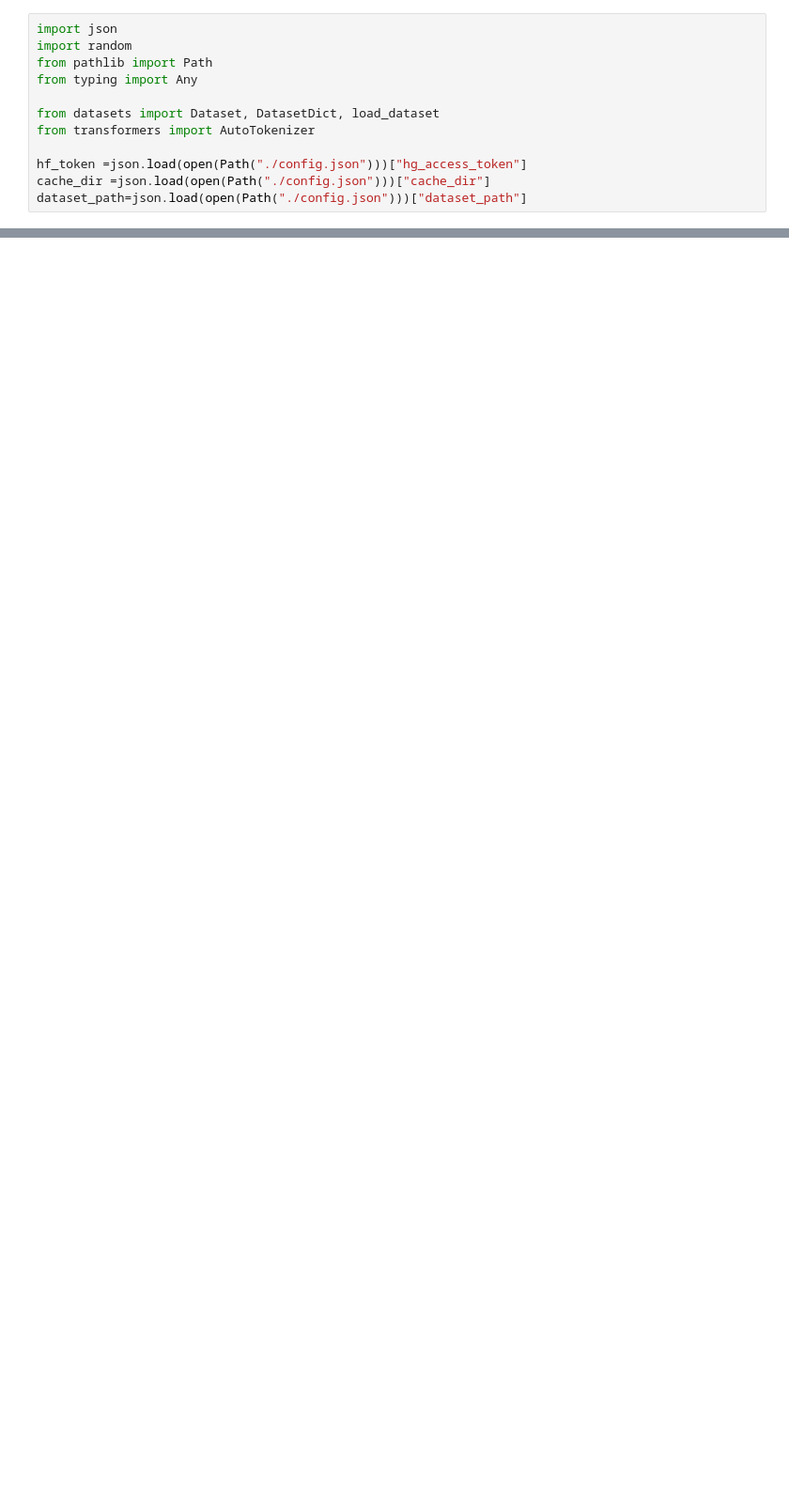
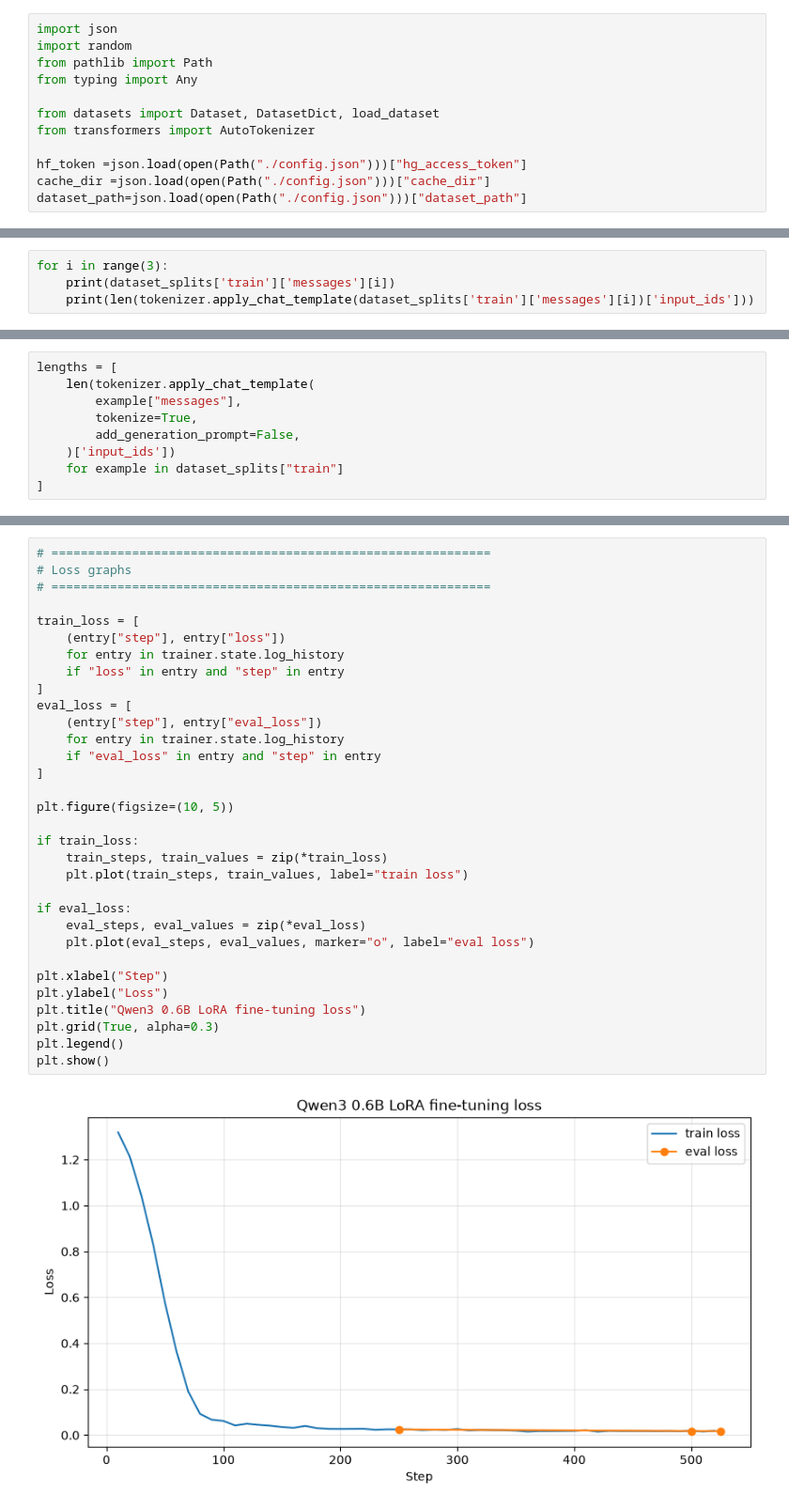
Before and after one commit to erfansoheil/erfansoheil.github.io, a Jupyter notebook: projects/train.ipynb, the cells around one changed output, grey strips where cells are left out. Shown at 94% size. Cells and saved outputs as stored; diff of their text form; blank space fills up the shorter version.

```diff
--- a/projects/train.ipynb
+++ b/projects/train.ipynb
@@ -355,0 +409,4 @@ Train size: 2788
+# %%
+for i in range(3):
+    print(dataset_splits['train']['messages'][i])
+    print(len(tokenizer.apply_chat_template(dataset_splits['train']['messages'][i])['input_ids']))
@@ -355,0 +420,9 @@ Train size: 2788
+# %%
+lengths = [
+    len(tokenizer.apply_chat_template(
+        example["messages"],
+        tokenize=True,
+        add_generation_prompt=False,
+    )['input_ids'])
+    for example in dataset_splits["train"]
+]
@@ -355,0 +683,34 @@ Train size: 2788
+# %%
+# ============================================================
+# Loss graphs
+# ============================================================
+
+train_loss = [
+    (entry["step"], entry["loss"])
+    for entry in trainer.state.log_history
+    if "loss" in entry and "step" in entry
+]
+eval_loss = [
+    (entry["step"], entry["eval_loss"])
+    for entry in trainer.state.log_history
+    if "eval_loss" in entry and "step" in entry
+]
+
+plt.figure(figsize=(10, 5))
+
+if train_loss:
+    train_steps, train_values = zip(*train_loss)
+    plt.plot(train_steps, train_values, label="train loss")
+
+if eval_loss:
+    eval_steps, eval_values = zip(*eval_loss)
+    plt.plot(eval_steps, eval_values, marker="o", label="eval loss")
+
+plt.xlabel("Step")
+plt.ylabel("Loss")
+plt.title("Qwen3 0.6B LoRA fine-tuning loss")
+plt.grid(True, alpha=0.3)
+plt.legend()
+plt.show()
+# %% [output]
+[figure, added]
```
Also changed, not shown: parts of 13 cells of this notebook, 2 other files.
